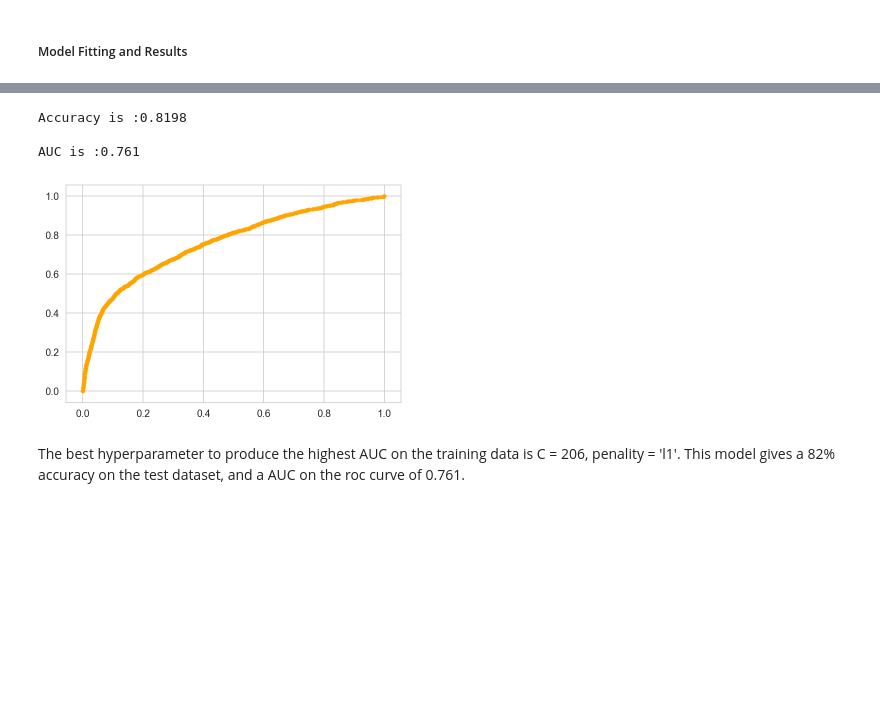
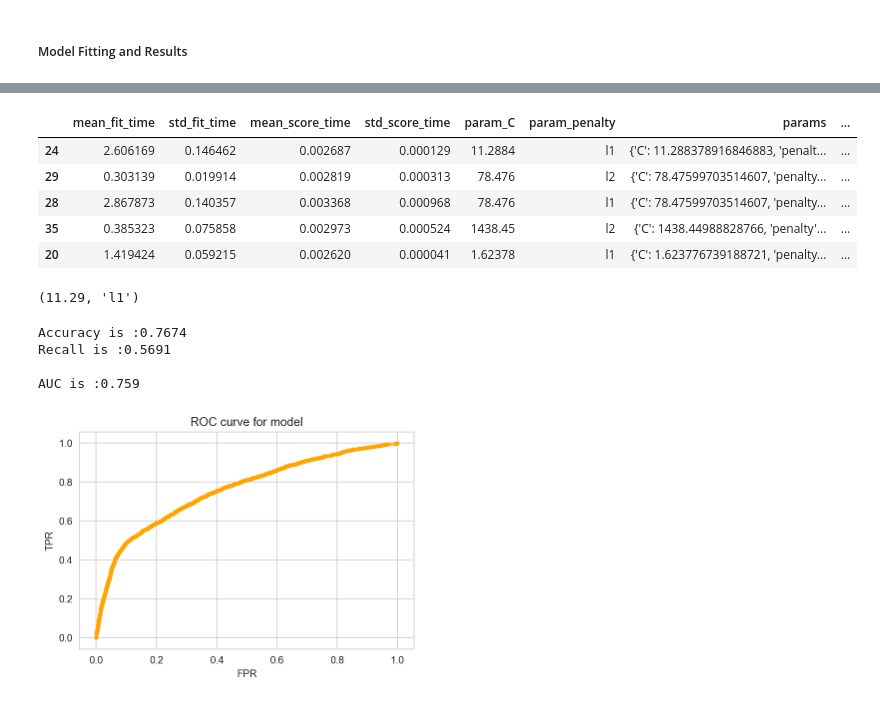
Before and after one commit to tinacliu/mod5_project, a Jupyter notebook: model_logistic.ipynb, the cells around one changed output, grey strips where cells are left out. Saved outputs shown, nothing was run; the diff lists cells and outputs as text; code cells hidden in the pictures; blank space fills up the shorter version.

```diff
--- a/model_logistic.ipynb
+++ b/model_logistic.ipynb
@@ -75,14 +96,24 @@ best_c, best_pen, best_params = models.grid_search(X_train_scale, y_train, score
+# %%
+# the best 5 models, in the last columns we check if the model is overfitting by checking the diff of train and test
+best_models.sort_values('rank_test_score').head(5)
+# %% [output]
+|  | mean_fit_time | std_fit_time | mean_score_time | std_score_time | param_C | param_penalty | params | ... |
+| 24 | 2.606169 | 0.146462 | 0.002687 | 0.000129 | 11.2884 | l1 | {'C': 11.288378916846883, 'penalt... | ... |
+| 29 | 0.303139 | 0.019914 | 0.002819 | 0.000313 | 78.476 | l2 | {'C': 78.47599703514607, 'penalty... | ... |
+| 28 | 2.867873 | 0.140357 | 0.003368 | 0.000968 | 78.476 | l1 | {'C': 78.47599703514607, 'penalty... | ... |
+| 35 | 0.385323 | 0.075858 | 0.002973 | 0.000524 | 1438.45 | l2 | {'C': 1438.44988828766, 'penalty'... | ... |
+| 20 | 1.419424 | 0.059215 | 0.002620 | 0.000041 | 1.62378 | l1 | {'C': 1.623776739188721, 'penalty... | ... |
 # %%
-# best_c, best_pen
+round(best_c,2), best_pen
+# %% [output]
+(11.29, 'l1')
 # %%
 # see the AUC based on test data with best params found before
-acc, roc_auc, ftr, tpr, conf_matrix, log_reg =  models.log_reg(
+acc, recall, roc_auc, ftr, tpr, conf_matrix, logreg =  models.log_reg(
     X_train_scale,X_test_scale,y_train, y_test,best_c, best_pen);
 # %% [output]
-Accuracy is :0.8198
+Accuracy is :0.7674
+Recall is :0.5691
 
-AUC is :0.761
+AUC is :0.759
-[figure, old version]
+[figure, new version]
-# %% [markdown]
-The best hyperparameter to produce the highest AUC on the training data is C = 206, penality = 'l1'.
-This model gives a 82% accuracy on the test dataset, and a AUC on the roc curve of 0.761.
```
Also changed, not shown: parts of 30 cells of this notebook, 1 other file.
